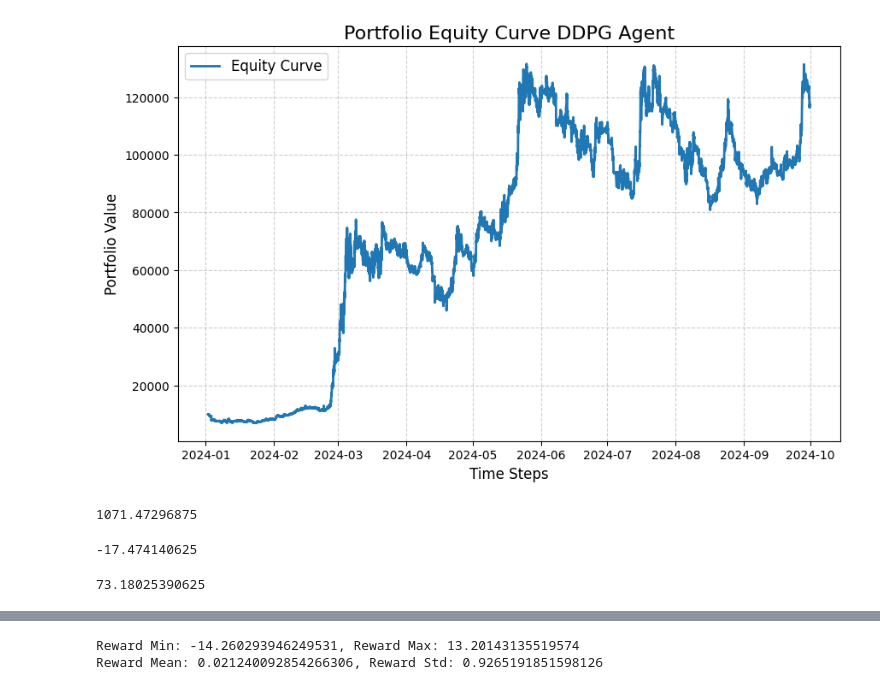
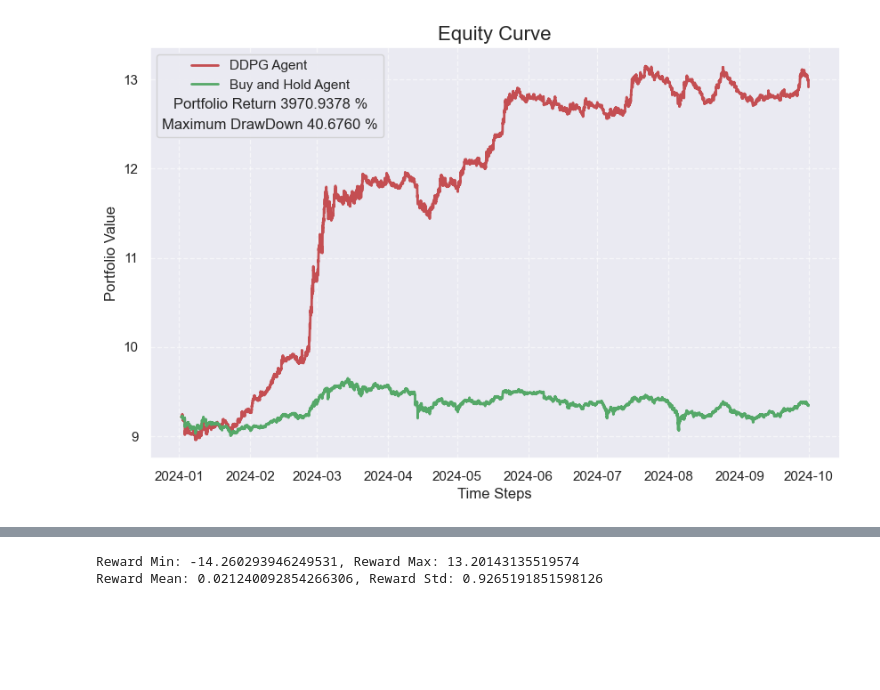
Before and after one commit to mrajancsr/deep-policy-gradient-portfolio, a Jupyter notebook: ddpgportfolio/agent/test.ipynb, the cells around one changed output, grey strips where cells are left out. Cells and saved outputs as stored; diff of their text form; code cells hidden in the pictures; blank space fills up the shorter version.

```diff
--- a/ddpgportfolio/agent/test.ipynb
+++ b/ddpgportfolio/agent/test.ipynb
@@ -10,12 +16,6 @@ from utilities.pg_utils import set_seed
 # Code is inspired by the paper "A Deep Reinforcement Learning Framework for the Financial Portfolio Management Problem"
 # For more details, see: c.f https://arxiv.org/abs/1706.10059
 
-
-from typing import List
-import torch
-from ddpgportfolio.agent.ddpg_agent import DDPGAgent
-from ddpgportfolio.dataset import KrakenDataSet
-from ddpgportfolio.portfolio.portfolio import Portfolio
 
 torch.set_default_device("mps")
 
@@ -25,8 +25,8 @@ BATCH_SIZE = 50  # training is done in mini-batches
 WINDOW_SIZE = 50  # last n timesteps for the price tensor
 STEP_SIZE = 1  # for rolling window batch sampler
 start_date = "2024-01-01"  # start date of trading
-N_EPISODES = 150  # number of episodes to train the agent
-N_ITERATIONS_PER_EPISODE = 20
+end_date = "2024-09-30"
+N_EPISODES = 5  # number of episodes to train the agent
 # DEVICE = "mps"
 
 asset_names: List[str] = [
@@ -44,6 +44,6 @@ asset_names: List[str] = [
     "MATIC",
 ]
 
-portfolio = Portfolio(asset_names=asset_names, start_date=start_date)
+portfolio = Portfolio(asset_names=asset_names, start_date=start_date, end_date=end_date)
 # kraken_ds = KrakenDataSet(portfolio, WINDOW_SIZE)
 agent = DDPGAgent(portfolio, BATCH_SIZE, WINDOW_SIZE, STEP_SIZE)
@@ -71,6 +50,6 @@ ds = KrakenDataSet(portfolio, 50, 1)
 # %%
 # train agent
-agent.train(5);
+agent.train(N_EPISODES);
 # %% [output]
 Training Started for DDPG Agent
 episode 1 sigma: 0.4
@@ -94,4 +71,8 @@ Training complete!
 # %%
-import pickle
-with open("my_ddpg_agent.pkl", "wb") as f:
-    pickle.dump(agent, f)
+#import pickle
+#with open("my_ddpg_agent.pkl", "wb") as f:
+    #pickle.dump(agent, f)
+# %%
+import pickle
+with open("my_ddpg_agent.pkl", "rb") as f:
+    agent = pickle.load(f)
@@ -98,8 +81,6 @@ with open("my_ddpg_agent.pkl", "wb") as f:
 # %%
 # checking pvm as it should be similar to buy and hold prior to training
-import numpy as np
 import seaborn as sns
-import matplotlib.pyplot as plt
 import matplotlib.offsetbox as offsetbox
 weights = []
 ds = KrakenDataSet(portfolio, 50, 1)
@@ -114,48 +95,35 @@ weights = []
 
 
 
 for i in range(len(ds) + 49):
     Xt, prev_index = ds[i]
     yt = 1 / Xt[0, :, -2]
     yt = torch.concat([torch.ones(1), yt], dim=-1)
     wt = agent.pvm.get_memory_stack(prev_index + 1)
-    wt_cash = 1 - wt.sum()
-    wt = torch.concat([wt_cash.unsqueeze(0), wt], dim=-1)
-    weights.append(wt)
+    weights.append(wt.cpu().numpy())
     reward = torch.dot(wt, yt)
     pf_current = pf_previous * reward
     agent_equity_curve.append(pf_current.item())
     pf_previous = pf_current
 
 # Plot the equity curve
 plt.figure(figsize=(10, 6))
-plt.plot(dates[49:], agent_equity_curve, label="Equity Curve", linewidth=2, color='r')
-plt.title("Equity Curve DDPG Agent", fontsize=16)
+plt.plot(dates[49:], np.log(agent_equity_curve), label="DDPG Agent", linewidth=2, color='r')
+plt.plot(dates[49:], np.log(buy_and_hold_equity), label="Buy and Hold Agent", linewidth=2, color='g')
+plt.title("Equity Curve", fontsize=16)
 plt.xlabel("Time Steps", fontsize=12)
 plt.ylabel("Portfolio Value", fontsize=12)
 plt.grid(True, linestyle="--", alpha=0.6)
 
 final_return = agent.portfolio.calculate_final_equity_return(agent_equity_curve)
 mdd = agent.portfolio.calculate_max_drawdown(agent_equity_curve)
 #plt.legend(loc='best');
 a = plt.legend(loc='best')
 txt=offsetbox.TextArea(f"Portfolio Return {final_return:.4f} %")
 txt2=offsetbox.TextArea(f"Maximum DrawDown {mdd:.4f} %")
 box = a._legend_box
 box.get_children().append(txt)
 box.get_children().append(txt2)
 box.set_figure(box.figure)
 # %% [output]
-[figure, old version]
+[figure, new version]
-# %%
-calculate_total_return(agent_equity_curve)
-# %% [output]
-1071.47296875
-# %%
-calculate_total_return(agent_equity_curve)
-# %% [output]
--17.474140625
-# %%
-calculate_total_return(agent_equity_curve)
-# %% [output]
-73.18025390625
```
Also changed, not shown: parts of 10 cells of this notebook, 2 other files.
